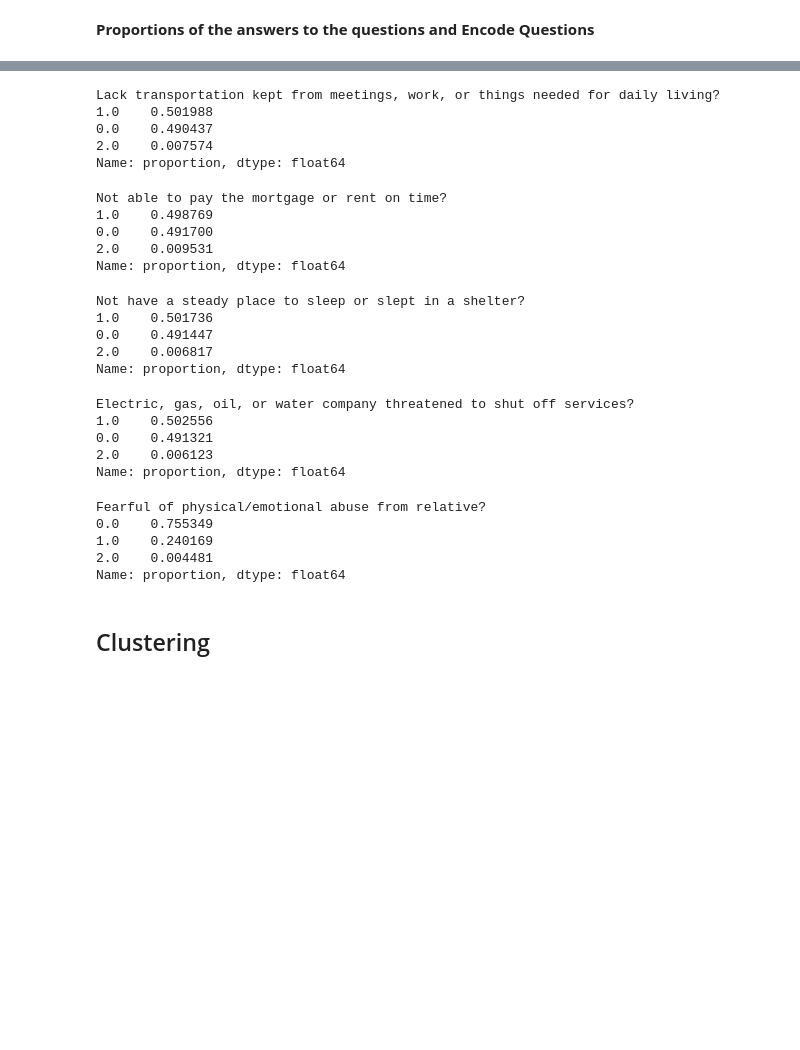
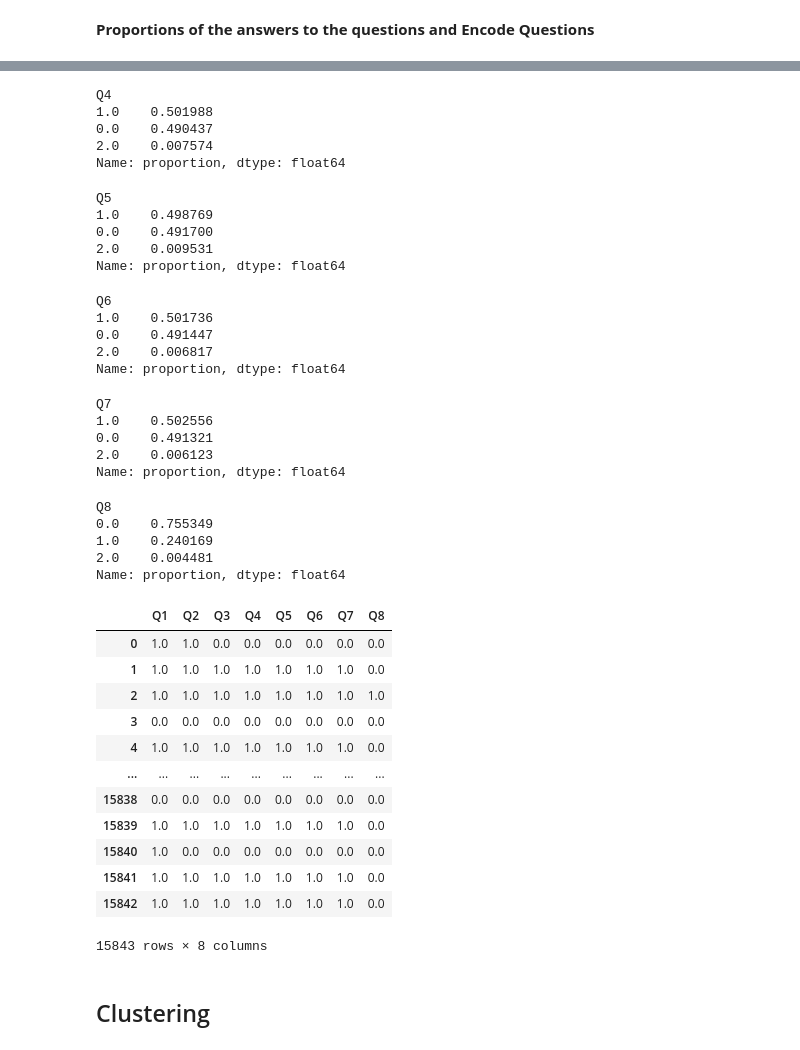
Before and after one commit to danihga/Jovia, a Jupyter notebook: Catholic Health/Clusteirng_V2.ipynb, the cells around one changed output, grey strips where cells are left out. Cells and saved outputs as stored; diff of their text form; code cells hidden in the pictures; blank space fills up the shorter version.

```diff
--- a/Catholic Health/Clusteirng_V2.ipynb
+++ b/Catholic Health/Clusteirng_V2.ipynb
@@ -92,45 +98,61 @@ Lack transportation kept from medical appointments or medications?
 2.0    0.008710
 Name: proportion, dtype: float64
 # %%
-data['Lack transportation kept from meetings, work, or things needed for daily living?'].value_counts(normalize=True,dropna=False)#.cumsum()
+data['Q4'].value_counts(normalize=True,dropna=False)#.cumsum()
 # %% [output]
-Lack transportation kept from meetings, work, or things needed for daily living?
+Q4
 1.0    0.501988
 0.0    0.490437
 2.0    0.007574
 Name: proportion, dtype: float64
 # %%
-data['Not able to pay the mortgage or rent on time?'].value_counts(normalize=True,dropna=False)#.cumsum()
+data['Q5'].value_counts(normalize=True,dropna=False)#.cumsum()
 # %% [output]
-Not able to pay the mortgage or rent on time?
+Q5
 1.0    0.498769
 0.0    0.491700
 2.0    0.009531
 Name: proportion, dtype: float64
 # %%
-data['Not have a steady place to sleep or slept in a shelter?'].value_counts(normalize=True,dropna=False)#.cumsum()
+data['Q6'].value_counts(normalize=True,dropna=False)#.cumsum()
 # %% [output]
-Not have a steady place to sleep or slept in a shelter?
+Q6
 1.0    0.501736
 0.0    0.491447
 2.0    0.006817
 Name: proportion, dtype: float64
 # %%
-data['Electric, gas, oil, or water company threatened to shut off services?'].value_counts(normalize=True,dropna=False)#.cumsum()
+data['Q7'].value_counts(normalize=True,dropna=False)#.cumsum()
 # %% [output]
-Electric, gas, oil, or water company threatened to shut off services?
+Q7
 1.0    0.502556
 0.0    0.491321
 2.0    0.006123
 Name: proportion, dtype: float64
 # %%
-data['Fearful of physical/emotional abuse from relative?'].value_counts(normalize=True,dropna=False)#.cumsum()
+data['Q8'].value_counts(normalize=True,dropna=False)#.cumsum()
 # %% [output]
-Fearful of physical/emotional abuse from relative?
+Q8
 0.0    0.755349
 1.0    0.240169
 2.0    0.004481
 Name: proportion, dtype: float64
+# %%
+data
+# %% [output]
+|  | Q1 | Q2 | Q3 | Q4 | Q5 | Q6 | Q7 | Q8 |
+| 0 | 1.0 | 1.0 | 0.0 | 0.0 | 0.0 | 0.0 | 0.0 | 0.0 |
+| 1 | 1.0 | 1.0 | 1.0 | 1.0 | 1.0 | 1.0 | 1.0 | 0.0 |
+| 2 | 1.0 | 1.0 | 1.0 | 1.0 | 1.0 | 1.0 | 1.0 | 1.0 |
+| 3 | 0.0 | 0.0 | 0.0 | 0.0 | 0.0 | 0.0 | 0.0 | 0.0 |
+| 4 | 1.0 | 1.0 | 1.0 | 1.0 | 1.0 | 1.0 | 1.0 | 0.0 |
+| ... | ... | ... | ... | ... | ... | ... | ... | ... |
+| 15838 | 0.0 | 0.0 | 0.0 | 0.0 | 0.0 | 0.0 | 0.0 | 0.0 |
+| 15839 | 1.0 | 1.0 | 1.0 | 1.0 | 1.0 | 1.0 | 1.0 | 0.0 |
+| 15840 | 1.0 | 0.0 | 0.0 | 0.0 | 0.0 | 0.0 | 0.0 | 0.0 |
+| 15841 | 1.0 | 1.0 | 1.0 | 1.0 | 1.0 | 1.0 | 1.0 | 0.0 |
+| 15842 | 1.0 | 1.0 | 1.0 | 1.0 | 1.0 | 1.0 | 1.0 | 0.0 |
+15843 rows × 8 columns
 # %% [markdown]
 ## Clustering
 # %% [markdown]
```
Also changed, not shown: parts of 22 cells of this notebook.
